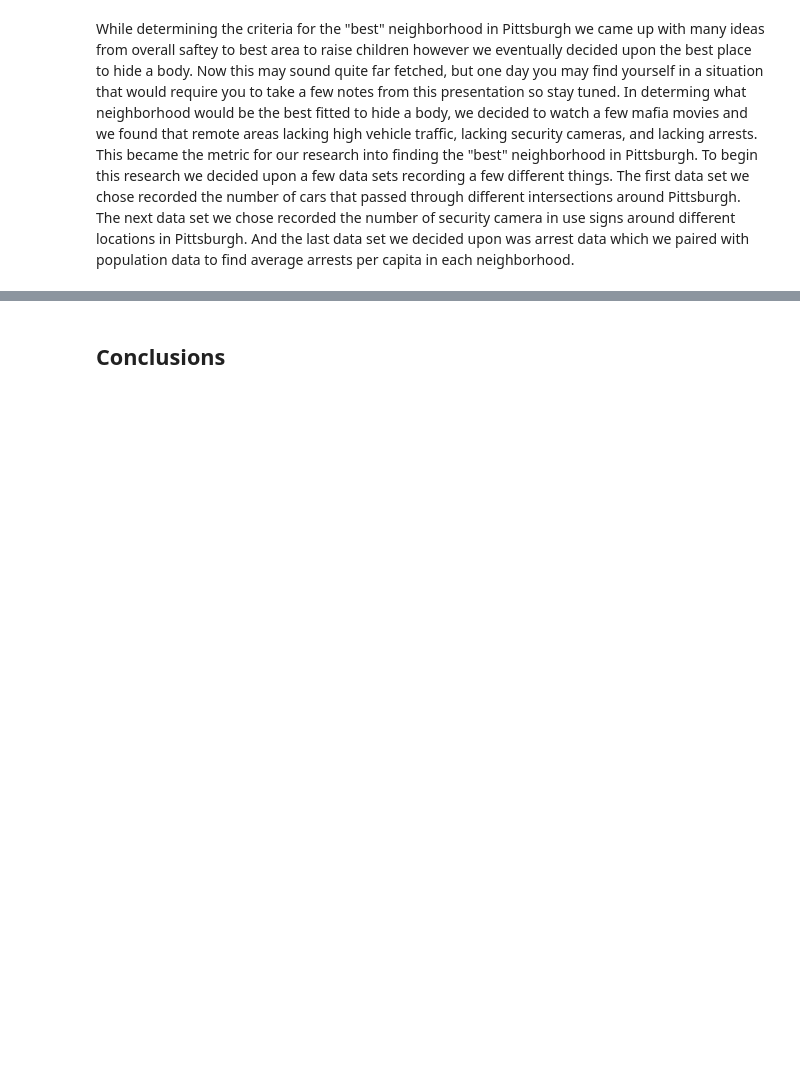
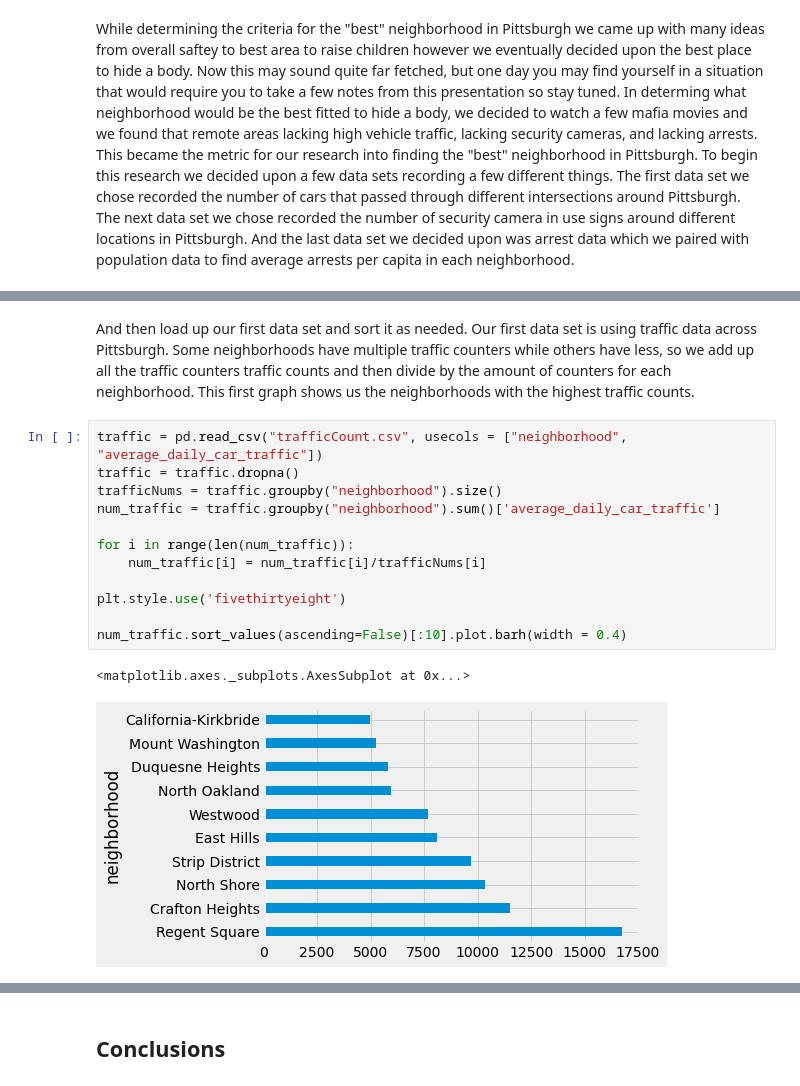
Before and after one commit to MattBartie/Harry-and-Matty-Final, a Jupyter notebook: MainCode.ipynb, the cells around one changed output, grey strips where cells are left out. Cells and saved outputs as stored; diff of their text form; blank space fills up the shorter version.

```diff
--- a/MainCode.ipynb
+++ b/MainCode.ipynb
@@ -6,0 +17,17 @@ While determining the criteria for the "best" neighborhood in Pittsburgh we came
+# %% [markdown]
+And then load up our first data set and sort it as needed. Our first data set is using traffic data across Pittsburgh. Some neighborhoods have multiple traffic counters while others have less, so we add up all the traffic counters traffic counts and then divide by the amount of counters for each neighborhood. This first graph shows us the neighborhoods with the highest traffic counts.
+# %%
+traffic = pd.read_csv("trafficCount.csv", usecols = ["neighborhood", "average_daily_car_traffic"])
+traffic = traffic.dropna()
+trafficNums = traffic.groupby("neighborhood").size()
+num_traffic = traffic.groupby("neighborhood").sum()['average_daily_car_traffic']
+
+for i in range(len(num_traffic)):
+    num_traffic[i] = num_traffic[i]/trafficNums[i]
+
+plt.style.use('fivethirtyeight')
+
+num_traffic.sort_values(ascending=False)[:10].plot.barh(width = 0.4)
+# %% [output]
+<matplotlib.axes._subplots.AxesSubplot at 0x...>
+[figure, added]
```
Also changed, not shown: parts of 14 cells of this notebook.
